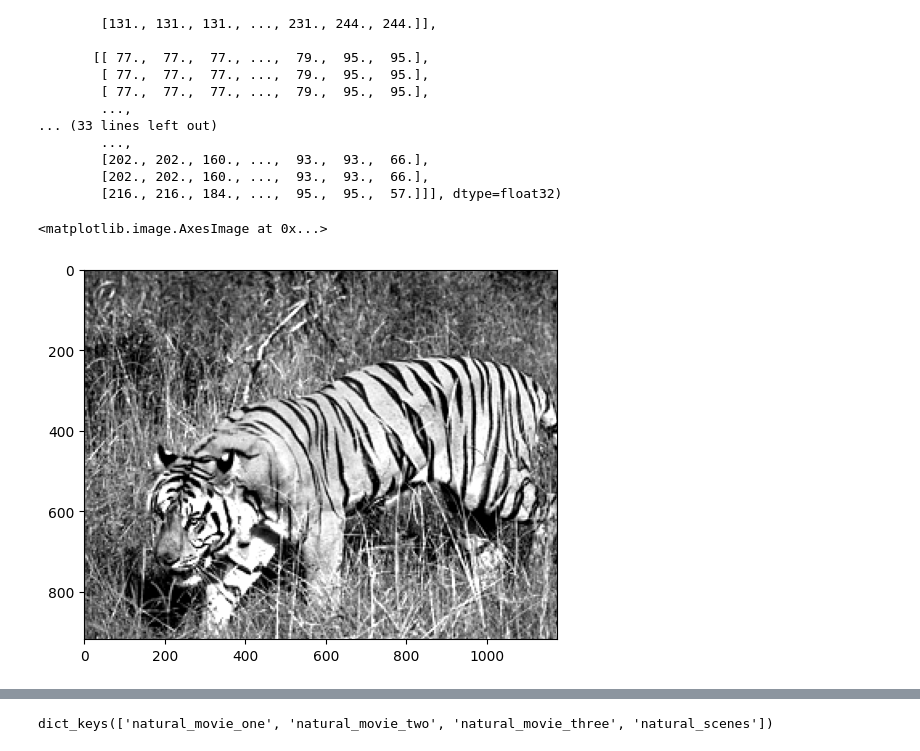
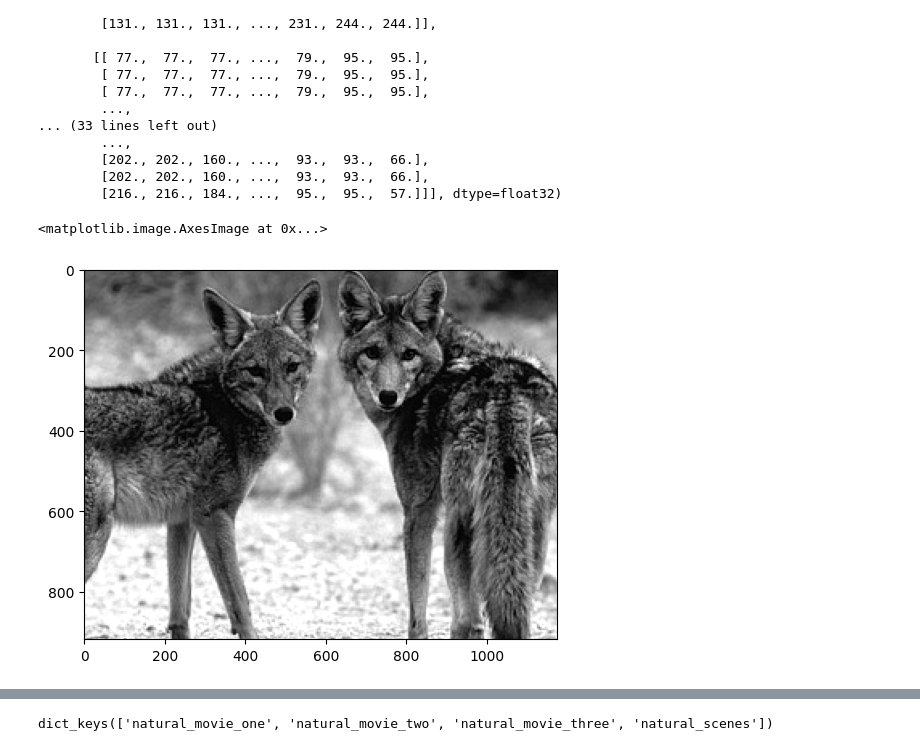
Before and after one commit to mariakesa/NeuroGarage, a Jupyter notebook: null_simulations/poc.ipynb, the cells around one changed output, grey strips where cells are left out. Drawn from its saved outputs; the diff is of its cells as text; code cells hidden in the pictures.

```diff
--- a/null_simulations/poc.ipynb
+++ b/null_simulations/poc.ipynb
@@ -41,7 +41,7 @@ array([[[165., 165., 165., ...,  69.,  54.,  54.],
         [216., 216., 184., ...,  95.,  95.,  57.]]], dtype=float32)
 # %%
 import matplotlib.pyplot as plt
-plt.imshow(raw_data_dct['natural_scenes'][10, :, :], cmap='gray')
+plt.imshow(raw_data_dct['natural_scenes'][29, :, :], cmap='gray')
 # %% [output]
 <matplotlib.image.AxesImage at 0x...>
-[figure, old version]
+[figure, new version]
```
Also changed, not shown: parts of 3 cells of this notebook, 5 other files.
